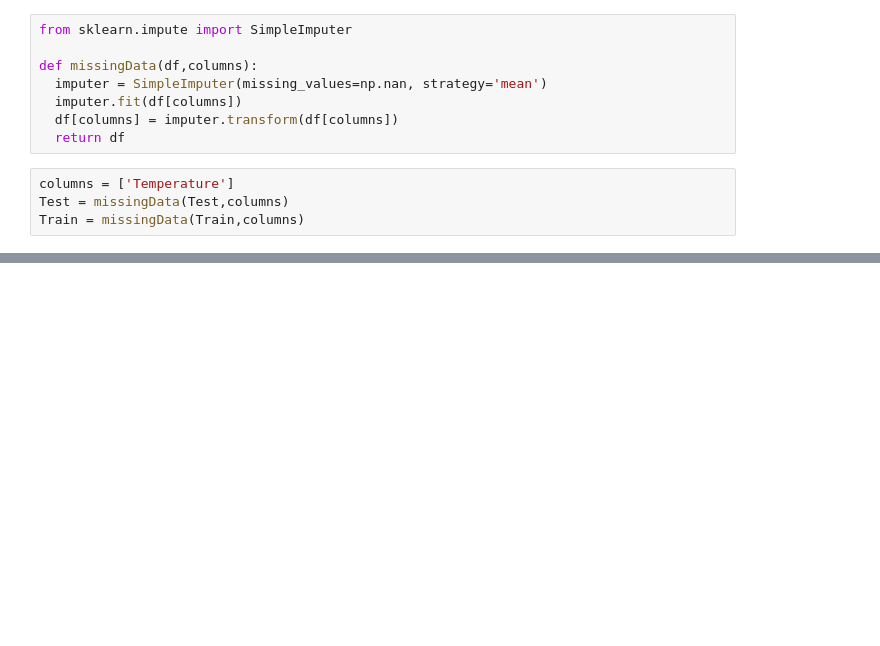
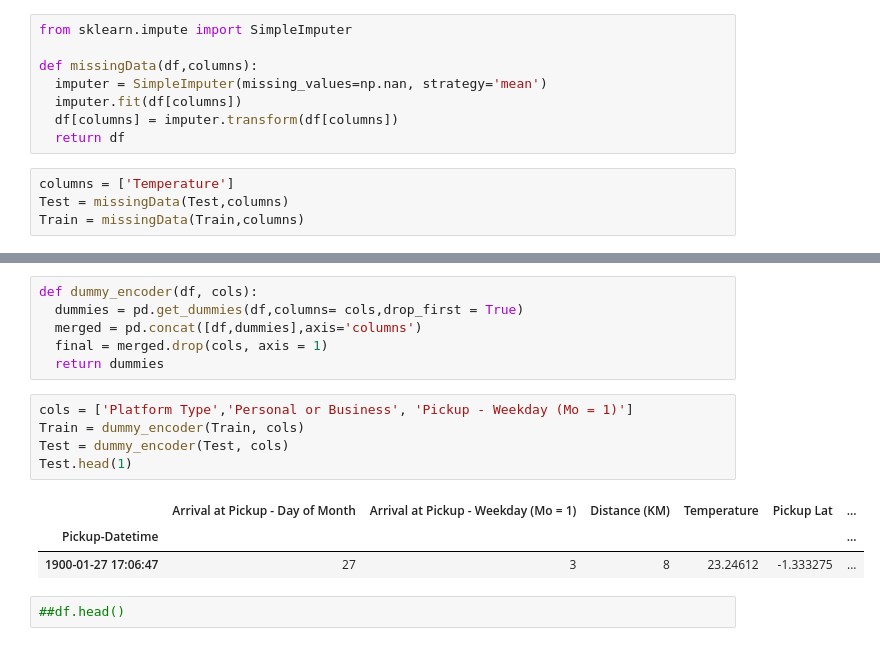
Before and after one commit to MathewNhari/Sendy-Logistics-Challenge, a Jupyter notebook: Sendy_Logistics_Challenge.ipynb, the cells around one changed output, grey strips where cells are left out. Cells and saved outputs as stored; diff of their text form; blank space fills up the shorter version.

```diff
--- a/Sendy_Logistics_Challenge.ipynb
+++ b/Sendy_Logistics_Challenge.ipynb
@@ -206 +200,18 @@ Train = missingData(Train,columns)
+# %%
+def dummy_encoder(df, cols):
+  dummies = pd.get_dummies(df,columns= cols,drop_first = True)
+  merged = pd.concat([df,dummies],axis='columns')
+  final = merged.drop(cols, axis = 1)
+  return dummies
+# %%
+cols = ['Platform Type','Personal or Business', 'Pickup - Weekday (Mo = 1)']
+Train = dummy_encoder(Train, cols)
+Test = dummy_encoder(Test, cols)
+Test.head(1)
+# %% [output]
+|  | Arrival at Pickup - Day of Month | Arrival at Pickup - Weekday (Mo = 1) | Distance (KM) | Temperature | Pickup Lat | ... |
+| Pickup-Datetime |  |  |  |  |  | ... |
+| 1900-01-27 17:06:47 | 27 | 3 | 8 | 23.24612 | -1.333275 | ... |
+# %%
+##df.head()
 # %% [markdown]
```
Also changed, not shown: parts of 38 cells of this notebook.
